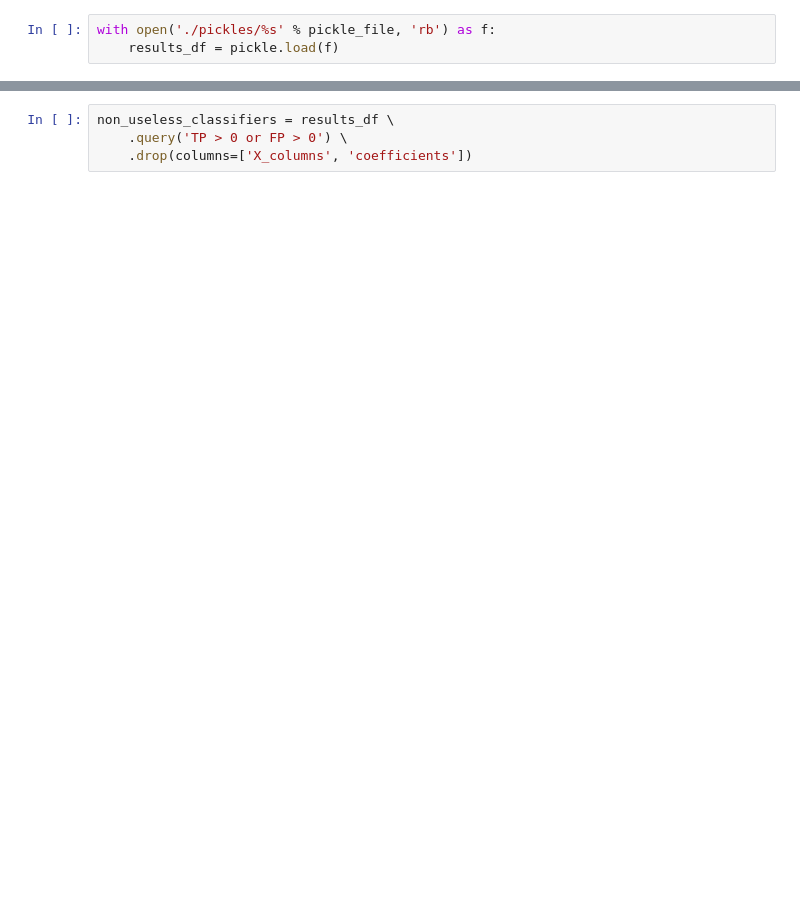
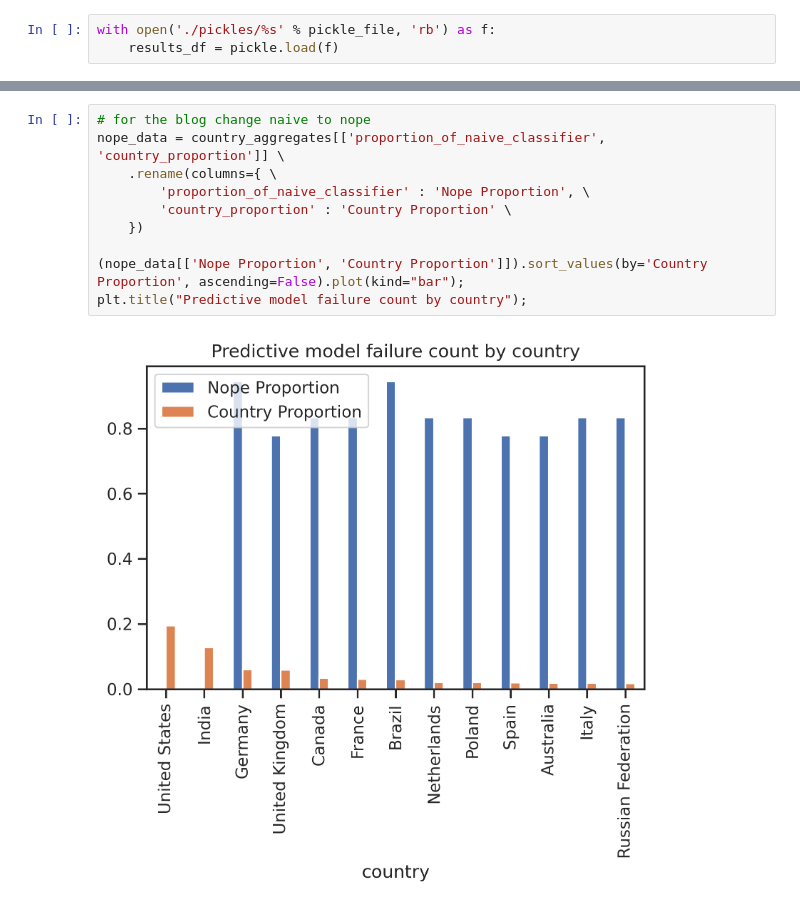
Before and after one commit to kylezeeuwen/ds-stackoverflow2020-analysis, a Jupyter notebook: notebook/6_visualise_binary_classifier_results.ipynb, the cells around one changed output, grey strips where cells are left out. Drawn from its saved outputs; the diff is of its cells as text; blank space fills up the shorter version.

```diff
--- a/notebook/6_visualise_binary_classifier_results.ipynb
+++ b/notebook/6_visualise_binary_classifier_results.ipynb
@@ -79,4 +64,12 @@ plt.title("Top 10 Countries measured by predictive model failure count");
-# %%
-non_useless_classifiers = results_df \
-    .query('TP > 0 or FP > 0') \
-    .drop(columns=['X_columns', 'coefficients'])
+# %%
+# for the blog change naive to nope
+nope_data = country_aggregates[['proportion_of_naive_classifier', 'country_proportion']] \
+    .rename(columns={ \
+        'proportion_of_naive_classifier' : 'Nope Proportion', \
+        'country_proportion' : 'Country Proportion' \
+    })
+
+(nope_data[['Nope Proportion', 'Country Proportion']]).sort_values(by='Country Proportion', ascending=False).plot(kind="bar");
+plt.title("Predictive model failure count by country");
+# %% [output]
+[figure, added]
```
Also changed, not shown: parts of 15 cells of this notebook, 26 other files.
